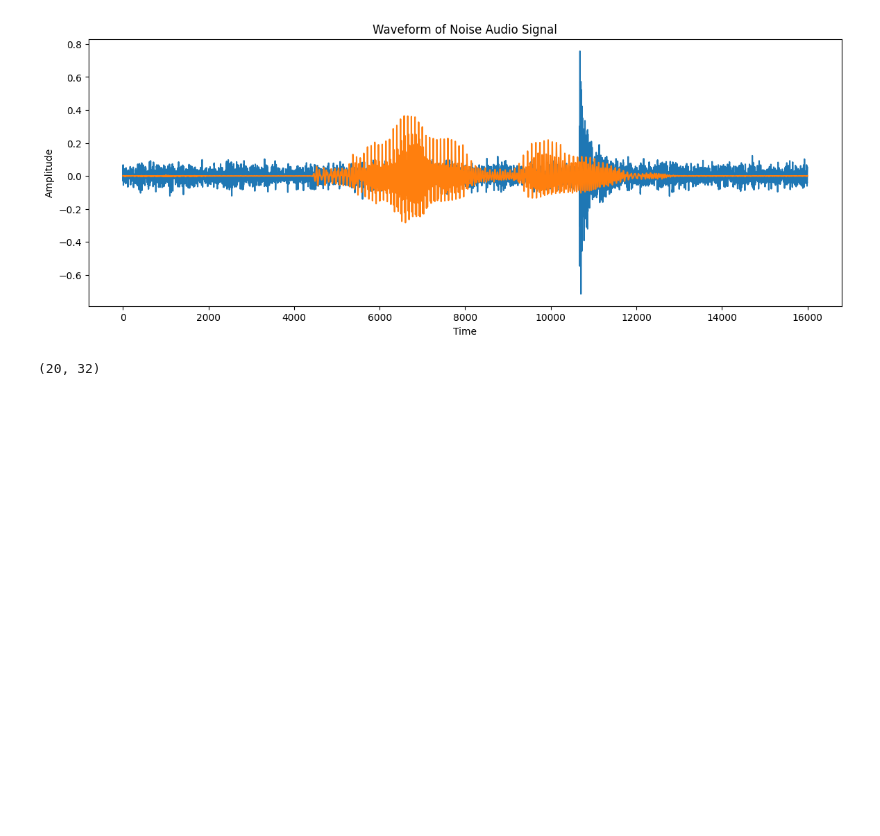
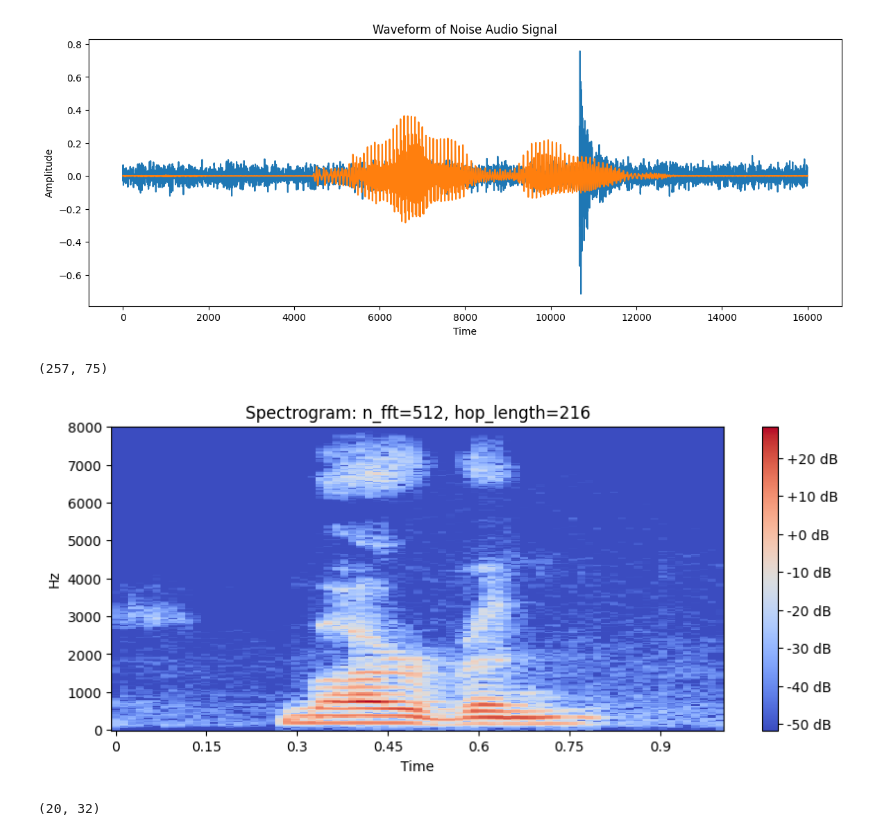
Before and after one commit to neemay2106/Wake_word_CNN_1, a Jupyter notebook: Wake_word_CNN.ipynb, the cells around one changed output. Cells and saved outputs as stored; diff of their text form; code cells hidden in the pictures; blank space fills up the shorter version.

```diff
--- a/Wake_word_CNN.ipynb
+++ b/Wake_word_CNN.ipynb
@@ -89,6 +89,26 @@ plt.ylabel('Amplitude')
 plt.show()
 # %% [output]
 [figure]
+# %%
+FRAME_SIZE = 512
+HOP_LENGTH = 216
+# %%
+S_scale = librosa.stft(marvin_f, n_fft=FRAME_SIZE, hop_length=HOP_LENGTH)
+# %%
+S_scale.shape
+# %% [output]
+(257, 75)
+# %%
+#plotting the spectogram
+S_db = librosa.amplitude_to_db(abs(S_scale))
+
+plt.figure(figsize=(10, 4))
+librosa.display.specshow(S_db, sr=s, hop_length=HOP_LENGTH, x_axis='time', y_axis='hz')
+plt.colorbar(format="%+2.0f dB")
+plt.title(f"Spectrogram: n_fft={FRAME_SIZE}, hop_length={HOP_LENGTH}")
+plt.show()
+# %% [output]
+[figure, added]
 # %%
 #MFCC's,delta MFCC's, delta delta MFCC's - Extracting features from the audio data
 mfcc_marvin = librosa.feature.mfcc(y=marvin_f, sr=16000)
```
